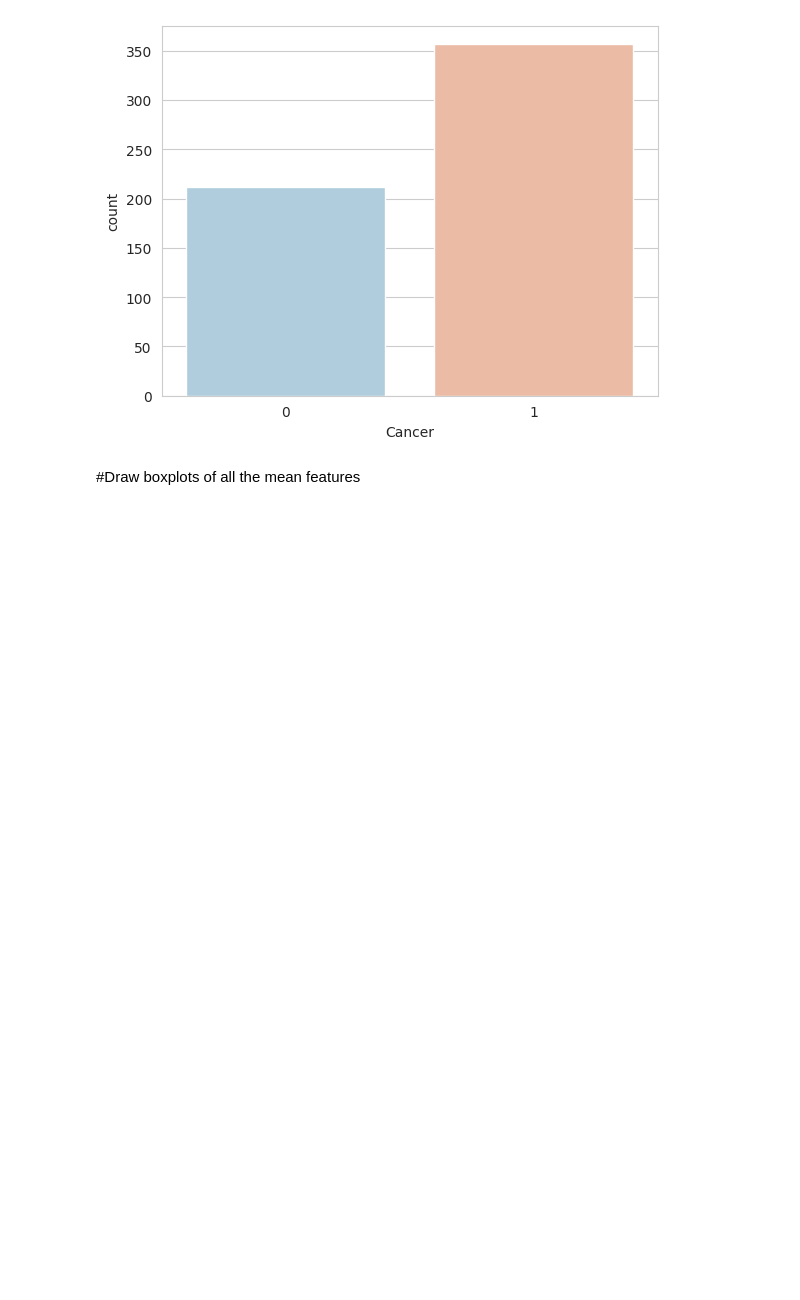
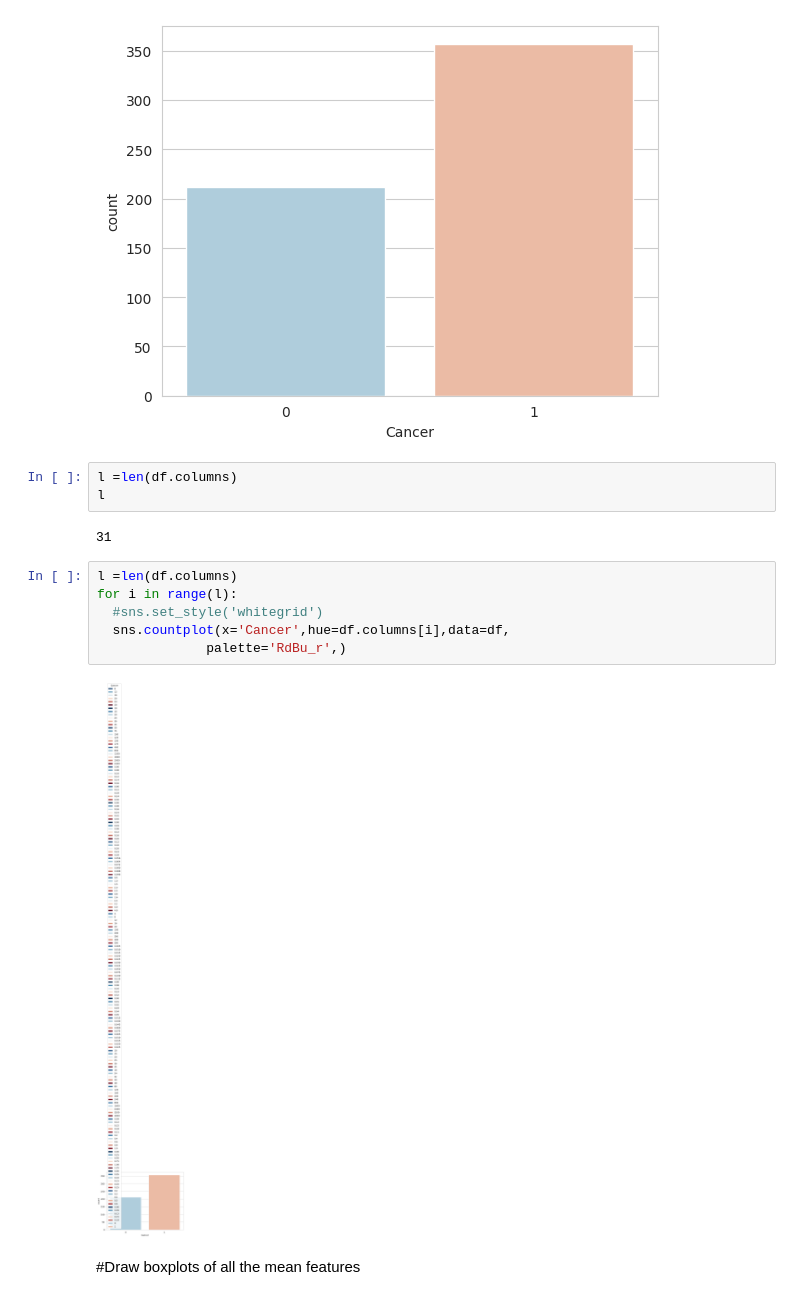
Before and after one commit to 2303A51552/AIML-2025, a Jupyter notebook: Lab07.ipynb, the cells around one changed output. Drawn from its saved outputs; the diff is of its cells as text; blank space fills up the shorter version.

```diff
--- a/Lab07.ipynb
+++ b/Lab07.ipynb
@@ -140,6 +151,19 @@ sns.countplot(x='Cancer',data=df,palette='RdBu_r',hue='Cancer',legend=False)
 # %% [output]
 <Axes: xlabel='Cancer', ylabel='count'>
 [figure]
+# %%
+l =len(df.columns)
+l
+# %% [output]
+31
+# %%
+l =len(df.columns)
+for i in range(l):
+  #sns.set_style('whitegrid')
+  sns.countplot(x='Cancer',hue=df.columns[i],data=df,
+              palette='RdBu_r',)
+# %% [output]
+[figure, added]
 # %% [markdown]
 #Draw boxplots of all the mean features
 # %%
```
Also changed, not shown: parts of 6 cells of this notebook.
